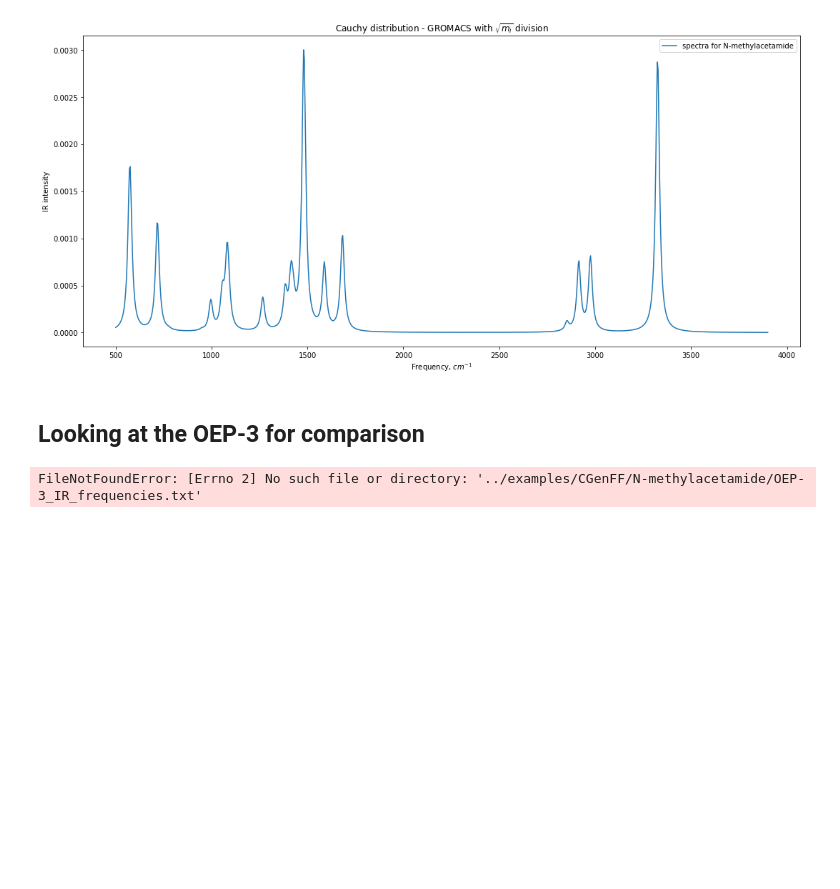
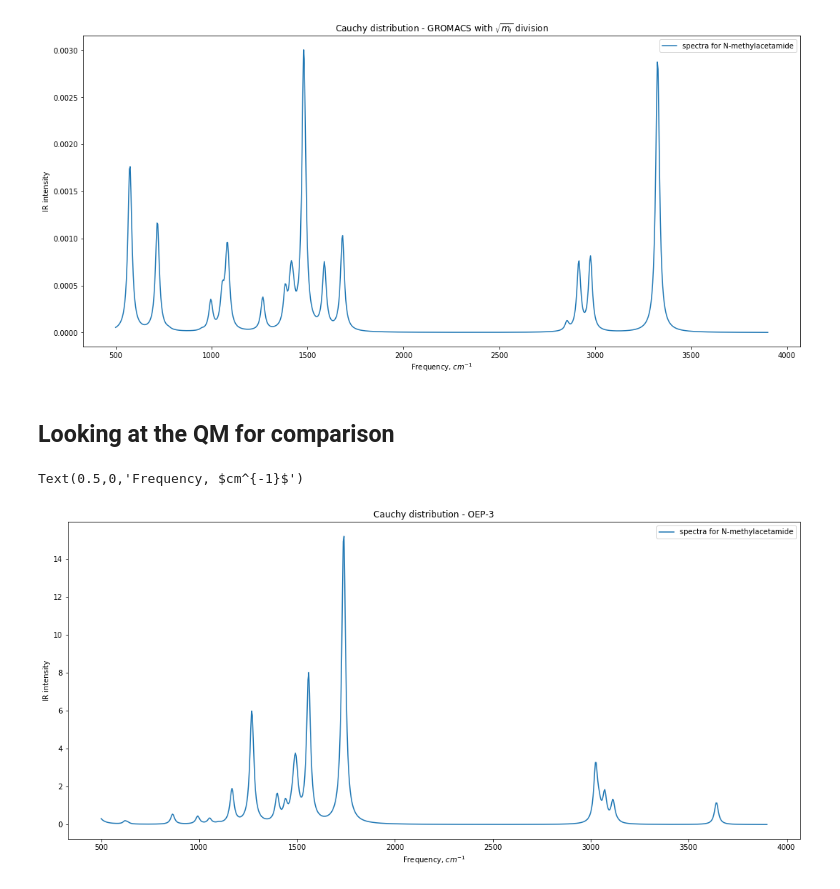
Before and after one commit to dspoel/IR-Spectra, a Jupyter notebook: scripts/calculate_intensity_from_charge_theory_and_example.ipynb, the cells around one changed output. Drawn from its saved outputs; the diff is of its cells as text; code cells hidden in the pictures; blank space fills up the shorter version.

Commit message:
more updates for reading freq and intensity from G4 log files

```diff
--- a/scripts/calculate_intensity_from_charge_theory_and_example.ipynb
+++ b/scripts/calculate_intensity_from_charge_theory_and_example.ipynb
@@ -302,30 +302,43 @@ plt.xlabel('Frequency, $cm^{-1}$')
 Text(0.5,0,'Frequency, $cm^{-1}$')
 [figure]
 # %% [markdown]
-## Looking at the OEP-3 for comparison
+## Looking at the QM for comparison
+# %%
+def get_QM_IR(log):
+    if os.path.exists(log):
+        frequencies = []
+        intensities = []
+        if log.endswith(".gz"):
+            lines = gzip.open(log, 'rt').readlines()
+        else:
+            lines = open(log, 'r').readlines()
+        for line in lines:
+            if "Frequencies" in line:
+                words  = re.findall(r"[-+]?\d*\.\d+|\d+", line)
+                for word in words:
+                    frequencies.append(float(word))
+            elif "IR Inten" in line:
+                words  = re.findall(r"[-+]?\d*\.\d+|\d+", line)
+                for word in words:
+                    intensities.append(float(word))
+    else:
+        sys.exit("The G4 log file does not exist!!!")
+    if frequencies and intensities:
+        return frequencies, intensities
+    else:
+        sys.exit("There are no frequency and intencity in the log file!!!")
 # %%
-frequencies_oep3 = np.empty(shape=(0,0))
-frequencies_oep3_file = open(path + "OEP-3_IR_frequencies.txt","r")
-for line in frequencies_oep3_file:
-    values = re.split(" +",line.strip())
-    for value in values:
-        frequencies_oep3 = np.append(frequencies_oep3,float(value))
-
-intensities_oep3 = np.empty(shape=(0,0))
-intensities_oep3_file = open(path + "OEP-3_IR_intensities.txt","r")
-for line in intensities_oep3_file:
-    values = re.split(" +",line.strip())
-    for value in values:
-        intensities_oep3 = np.append(intensities_oep3,float(value))
-
+log = "../examples/GAFF-ESP/N-methylacetamide/N-methylacetamide-3-oep.log.gz"
+frequencies, intensities = get_QM_IR(log)
 plt.figure(figsize=(18, 8))
-for i in range(len(frequencies_oep3)):
-    c = create_cauchy_distribution(v,frequencies_oep3[i],gamma,intensities_oep3[i])
+for i, frequency in enumerate(frequencies):
+    c = create_cauchy_distribution(v, frequency, gamma, intensities[i])
     c_tot = c_tot + c
 plt.plot(v,c_tot,label='spectra for ' + molecule_of_interest)
 plt.title("Cauchy distribution - OEP-3")
 plt.legend(loc='upper right')
 plt.ylabel('IR intensity')
 plt.xlabel('Frequency, $cm^{-1}$')
 # %% [output]
-FileNotFoundError: [Errno 2] No such file or directory: '../examples/CGenFF/N-methylacetamide/OEP-3_IR_frequencies.txt'
+Text(0.5,0,'Frequency, $cm^{-1}$')
+[figure, added]
```
Also changed, not shown: parts of 1 cell of this notebook.
